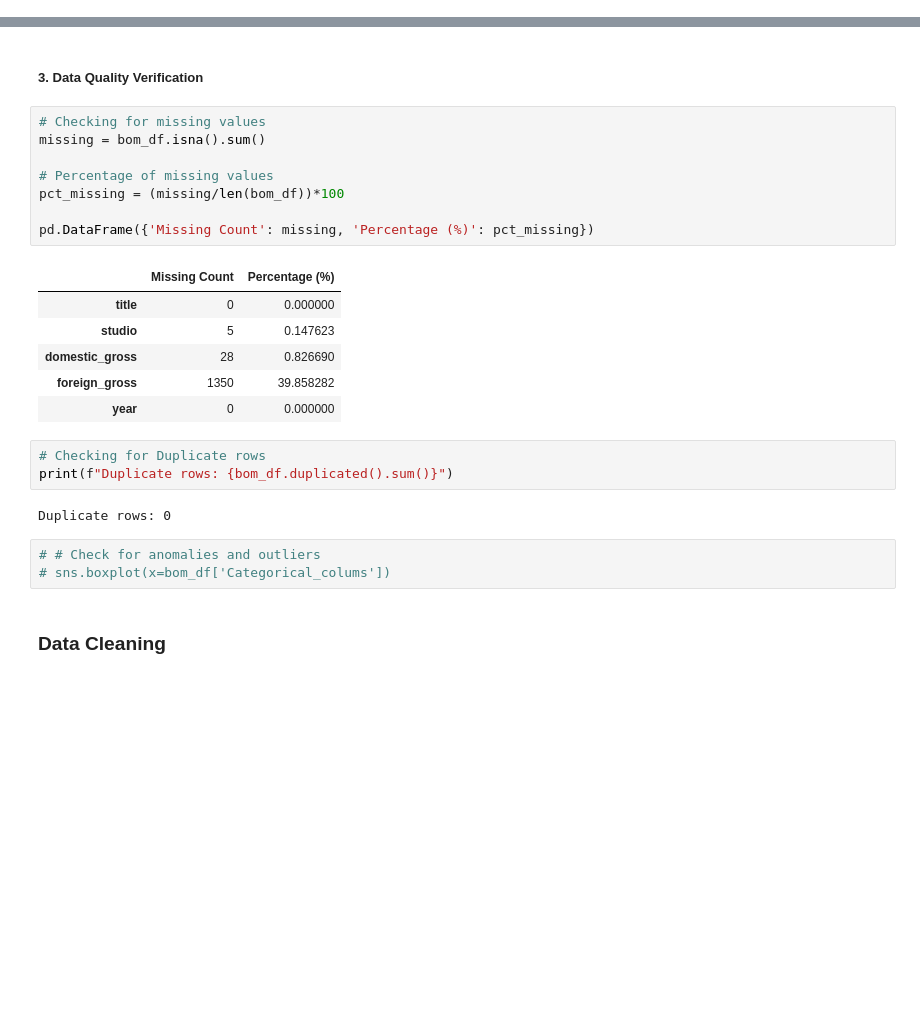
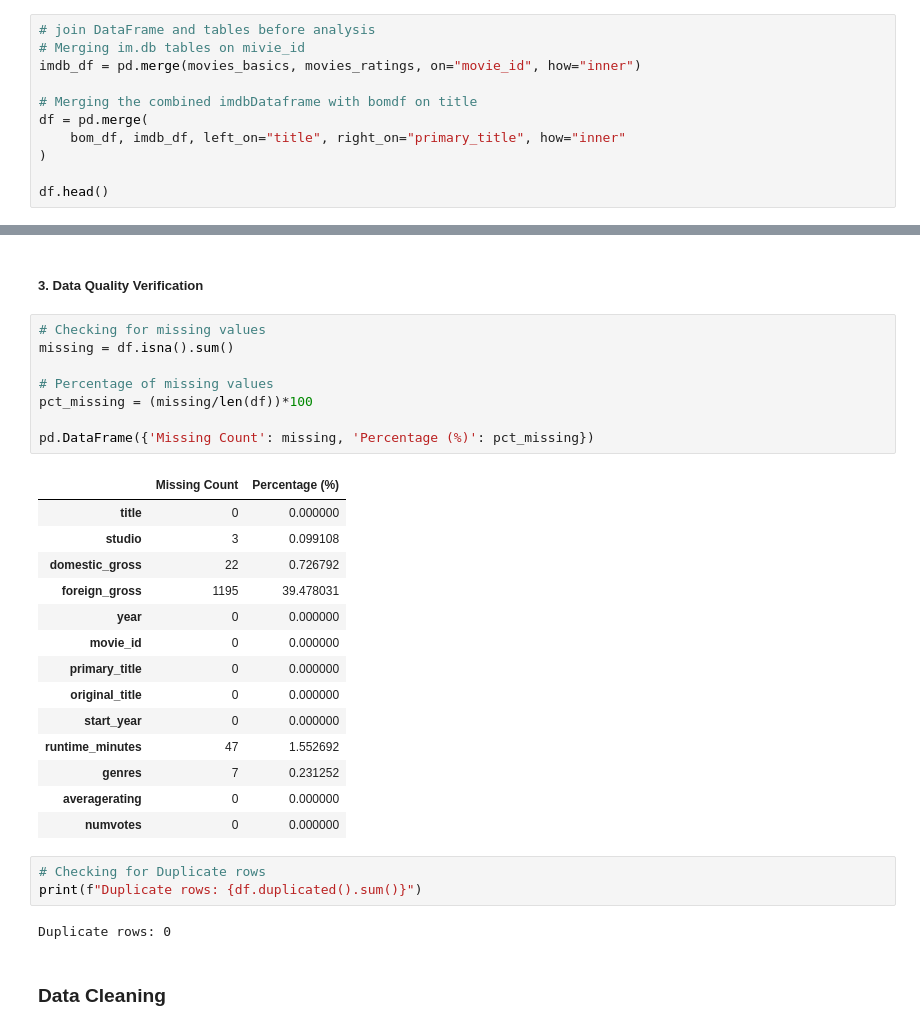
Before and after one commit to arlenestanley1/dsc-module-3-project-v3, a Jupyter notebook: student.ipynb, the cells around one changed output, grey strips where cells are left out. Saved outputs shown, nothing was run; the diff lists cells and outputs as text; blank space fills up the shorter version.

```diff
--- a/student.ipynb
+++ b/student.ipynb
@@ -105,0 +102,11 @@ movies_ratings.head()
+# %%
+# join DataFrame and tables before analysis
+# Merging im.db tables on mivie_id
+imdb_df = pd.merge(movies_basics, movies_ratings, on="movie_id", how="inner")
+
+# Merging the combined imdbDataframe with bomdf on title
+df = pd.merge(
+    bom_df, imdb_df, left_on="title", right_on="primary_title", how="inner"
+)
+
+df.head()
@@ -174,27 +205,32 @@ bom_df.describe()
 ##### 3. Data Quality Verification
 # %%
 # Checking for missing values
-missing = bom_df.isna().sum()
+missing = df.isna().sum()
 
 # Percentage of missing values
-pct_missing = (missing/len(bom_df))*100
+pct_missing = (missing/len(df))*100
 
 pd.DataFrame({'Missing Count': missing, 'Percentage (%)': pct_missing})
 # %% [output]
 |  | Missing Count | Percentage (%) |
 | title | 0 | 0.000000 |
-| studio | 5 | 0.147623 |
-| domestic_gross | 28 | 0.826690 |
-| foreign_gross | 1350 | 39.858282 |
+| studio | 3 | 0.099108 |
+| domestic_gross | 22 | 0.726792 |
+| foreign_gross | 1195 | 39.478031 |
 | year | 0 | 0.000000 |
+| movie_id | 0 | 0.000000 |
+| primary_title | 0 | 0.000000 |
+| original_title | 0 | 0.000000 |
+| start_year | 0 | 0.000000 |
+| runtime_minutes | 47 | 1.552692 |
+| genres | 7 | 0.231252 |
+| averagerating | 0 | 0.000000 |
+| numvotes | 0 | 0.000000 |
 # %%
 # Checking for Duplicate rows
-print(f"Duplicate rows: {bom_df.duplicated().sum()}")
+print(f"Duplicate rows: {df.duplicated().sum()}")
 # %% [output]
 Duplicate rows: 0
-# %%
-# # Check for anomalies and outliers
-# sns.boxplot(x=bom_df['Categorical_colums'])
 # %% [markdown]
 ### Data Cleaning
 # %% [markdown]
```
Also changed, not shown: parts of 30 cells of this notebook.
